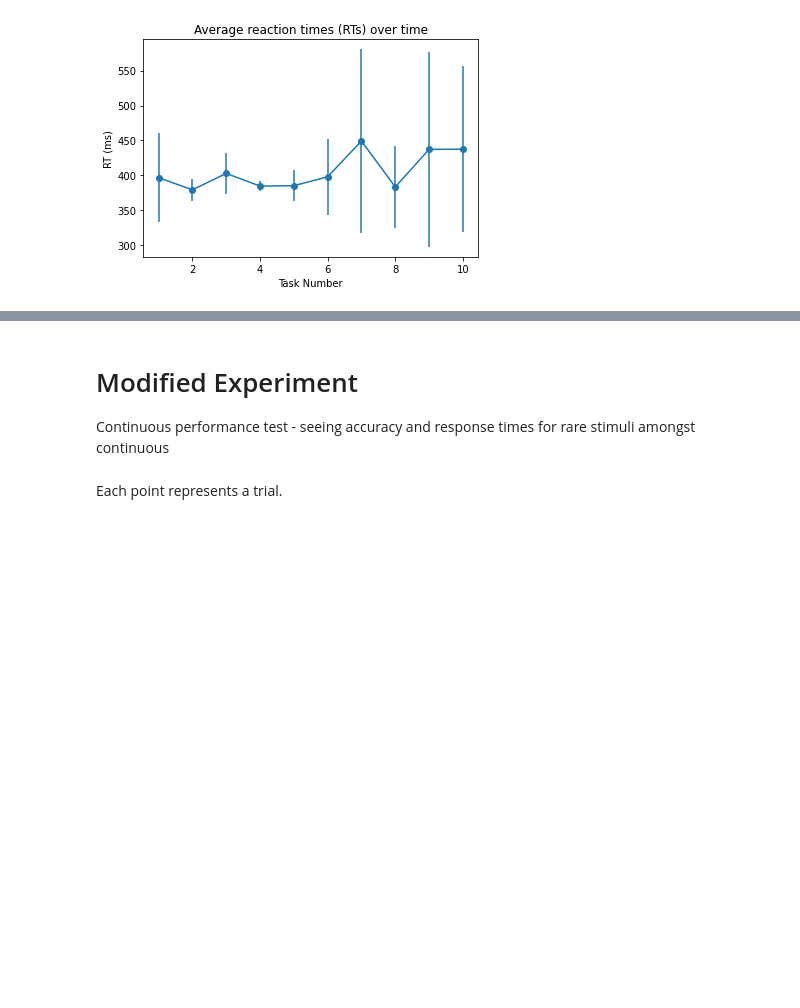
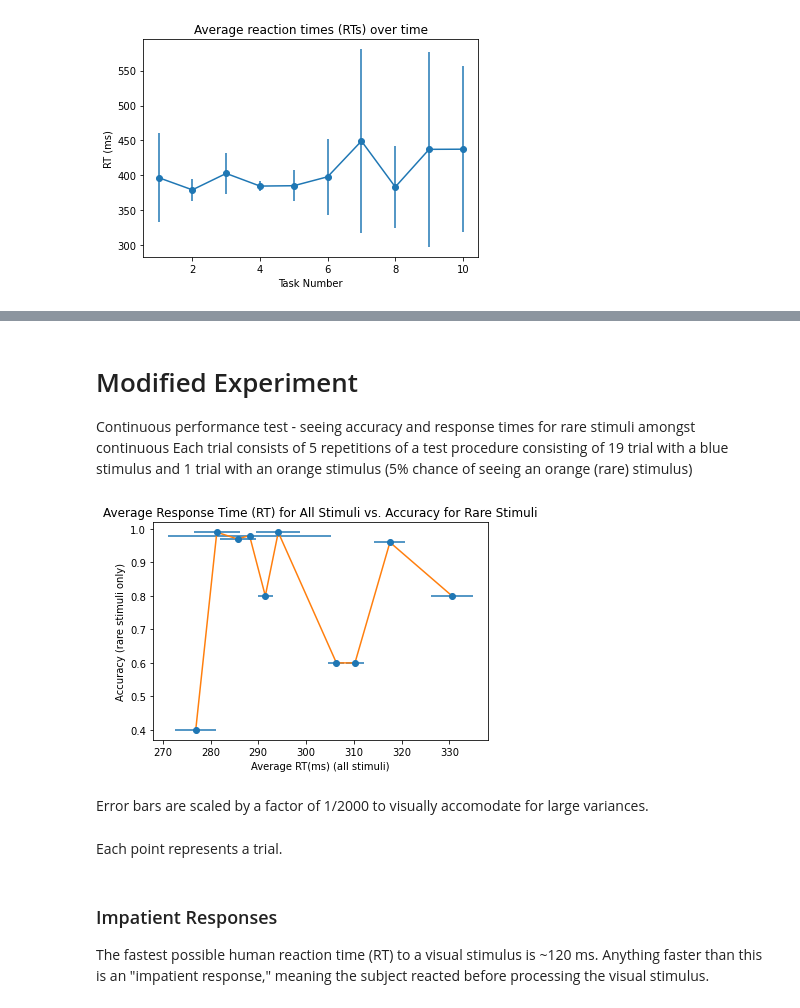
Before and after one commit to nibhaakireddy/ruby-neurotech, a Jupyter notebook: Ruby Neurotech - jsPsych Reaction Time Experiment.ipynb, the cells around one changed output, grey strips where cells are left out. Drawn from its saved outputs; the diff is of its cells as text; code cells hidden in the pictures; blank space fills up the shorter version.

```diff
--- a/Ruby Neurotech - jsPsych Reaction Time Experiment.ipynb
+++ b/Ruby Neurotech - jsPsych Reaction Time Experiment.ipynb
@@ -85,6 +124,7 @@ blue_rts =
 # Modified Experiment #
 
 Continuous performance test - seeing accuracy and response times for rare stimuli amongst continuous
+Each trial consists of 5 repetitions of a test procedure consisting of 19 trial with a blue stimulus and 1 trial with an orange stimulus (5% chance of seeing an orange (rare) stimulus)
 # %%
 path_base = 'data_CPT/trial_'
 num_trials = 10
@@ -96,7 +136,7 @@ for file_num in range(1,num_trials+1):
     response_data = response_data.loc[:,['time_elapsed','rt','response','correct_response','correct']]
     agg_data.append(response_data)
 
-tests_per_trial = len(agg_data[0].loc[:,'rt'])
+tasks_per_trial = len(agg_data[0].loc[:,'rt'])
 # %%
 # avg response time vs accuracy for rare stimuli
 # response time vs accuracy
@@ -110,34 +150,36 @@ num_rare_per_trial = 5
 #     correct_trials = data[data['correct']]
 #     incorr_trials = data[data['correct'] == False]
 #     correct_rts += list(correct_trials.loc[:,'rt'])
 #     incorr_rts += list(incorr_trials.loc[:,'rt'])
 
 accuracies_rare = []
-rts = np.empty([num_trials, tests_per_trial])
+rts = np.empty([num_trials, tasks_per_trial])
 rts_rare = np.empty([num_trials, num_rare_per_trial])
+accuracies = np.empty_like(rts)
 for i in range(num_trials):
     data = agg_data[i]
     rare_stimuli = data[data['correct_response'] == 'j']
     num_correct = np.sum(np.asarray(data.loc[:,'correct']))
-    accuracies.append(num_correct/tests_per_trial)
+    accuracies_rare.append(num_correct/tasks_per_trial)
     num_correct_rare = np.sum(np.asarray(rare_stimuli.loc[:,'correct']))
     accuracies_rare.append(num_correct_rare/5)
     rts[i,:] = np.asarray(data.loc[:,'rt'])
+    accuracies[i,:] = np.asarray(data.loc[:,'correct'])
     rts_rare[i,:] = np.asarray(rare_stimuli.loc[:,'rt'])
 
 
 plt.figure()
 mean_rts = np.mean(rts,1)
 mean_rt_vars = np.var(rts,1)/2000
 idx_sort = np.argsort(mean_rts)
 mean_rts = mean_rts[idx_sort]
 accuracies_rare = np.asarray(accuracies_rare)
 accuracies_rare = accuracies_rare[idx_sort]
 plt.errorbar(x=mean_rts, y=accuracies_rare, xerr=mean_rt_vars, fmt='o')
 plt.plot(mean_rts, accuracies_rare)
 plt.title('Average Response Time (RT) for All Stimuli vs. Accuracy for Rare Stimuli')
 plt.xlabel('Average RT(ms) (all stimuli)')
 plt.ylabel('Accuracy (rare stimuli only)')
 plt.show()
-
-# avg response time for rare stimuli vs continuous stimuli
+# %% [output]
+[figure, added]
@@ -144,4 +188,10 @@ plt.show()
+# %% [markdown]
+Error bars are scaled by a factor of 1/2000 to visually accomodate for large variances.
 # %% [markdown]
 Each point represents a trial.
 # %%
 print(np.sum(np.asarray(agg_data[i].loc[:,'correct'])))
+# %% [markdown]
+### Impatient Responses
+
+The fastest possible human reaction time (RT) to a visual stimulus is ~120 ms. Anything faster than this is an "impatient response," meaning the subject reacted before processing the visual stimulus.
```
Also changed, not shown: parts of 15 cells of this notebook, 1 other file.
